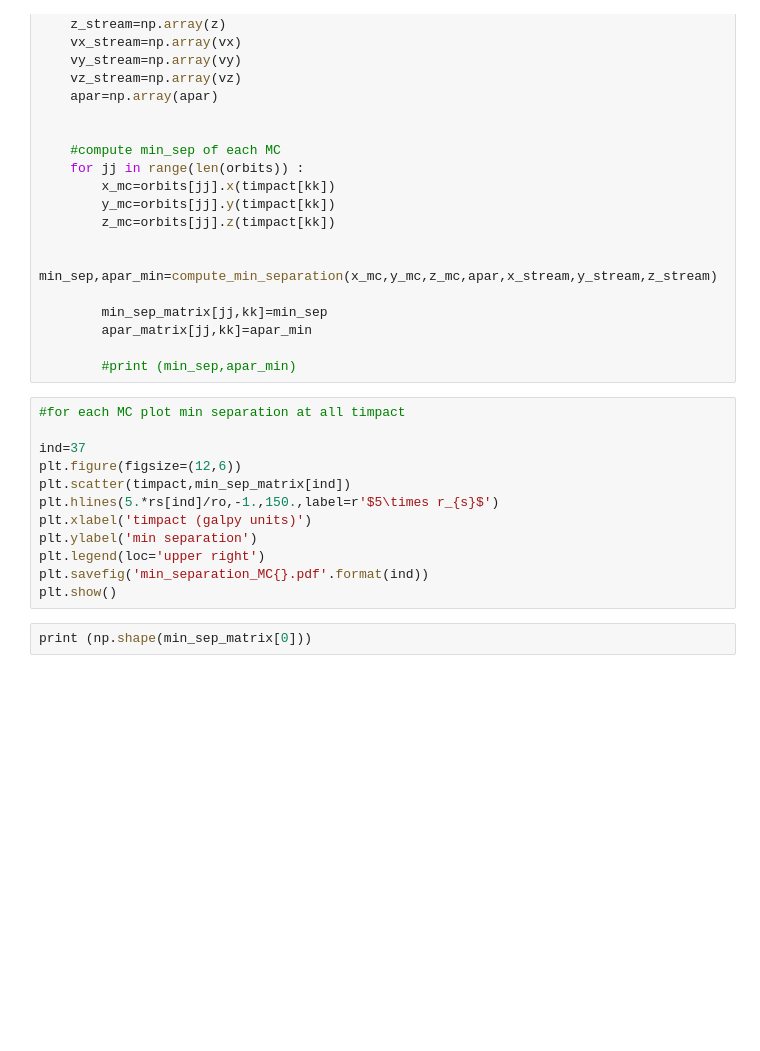
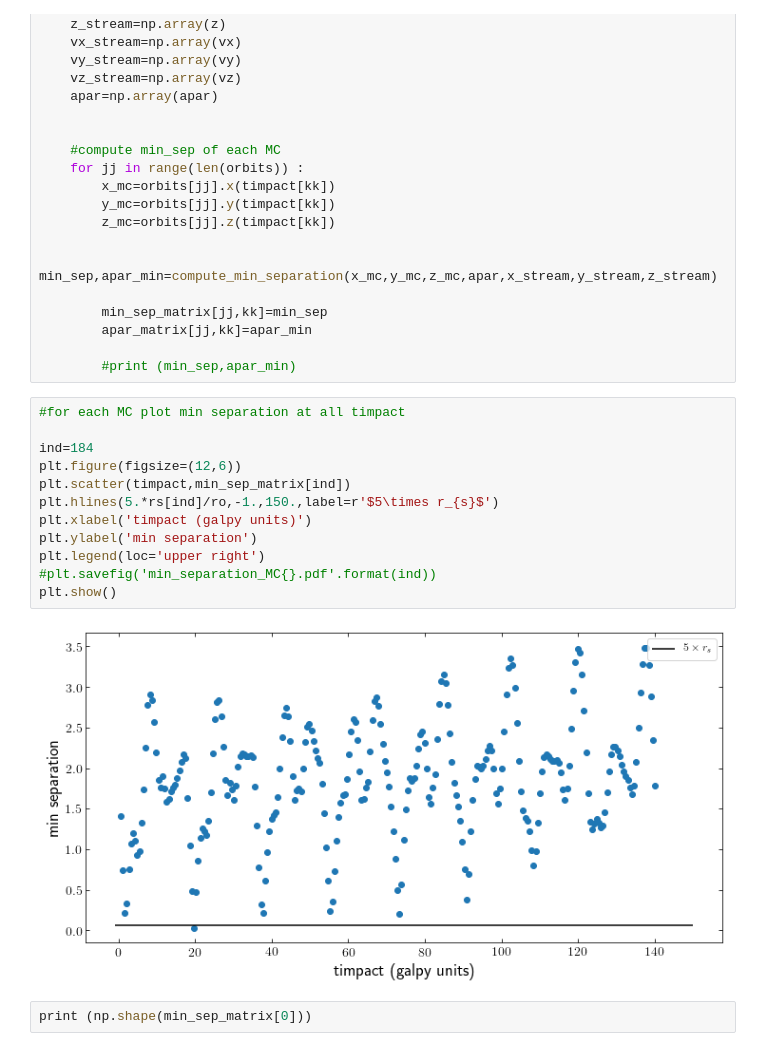
Before and after one commit to nbanik/Baryonic-effects-on-Pal5, a Jupyter notebook: molecular_clouds.ipynb, the cells around one changed output. Drawn from its saved outputs; the diff is of its cells as text; blank space fills up the shorter version.

```diff
--- a/molecular_clouds.ipynb
+++ b/molecular_clouds.ipynb
@@ -384,15 +404,17 @@ for kk in range(len(timpact)):
 # %%
 #for each MC plot min separation at all timpact
 
-ind=37
+ind=184
 plt.figure(figsize=(12,6))
 plt.scatter(timpact,min_sep_matrix[ind])
 plt.hlines(5.*rs[ind]/ro,-1.,150.,label=r'$5\times r_{s}$')
 plt.xlabel('timpact (galpy units)')
 plt.ylabel('min separation')
 plt.legend(loc='upper right')
-plt.savefig('min_separation_MC{}.pdf'.format(ind))
+#plt.savefig('min_separation_MC{}.pdf'.format(ind))
 plt.show()
+# %% [output]
+[figure, added]
 # %%
 print (np.shape(min_sep_matrix[0]))
 # %%
```
Also changed, not shown: parts of 12 cells of this notebook.
